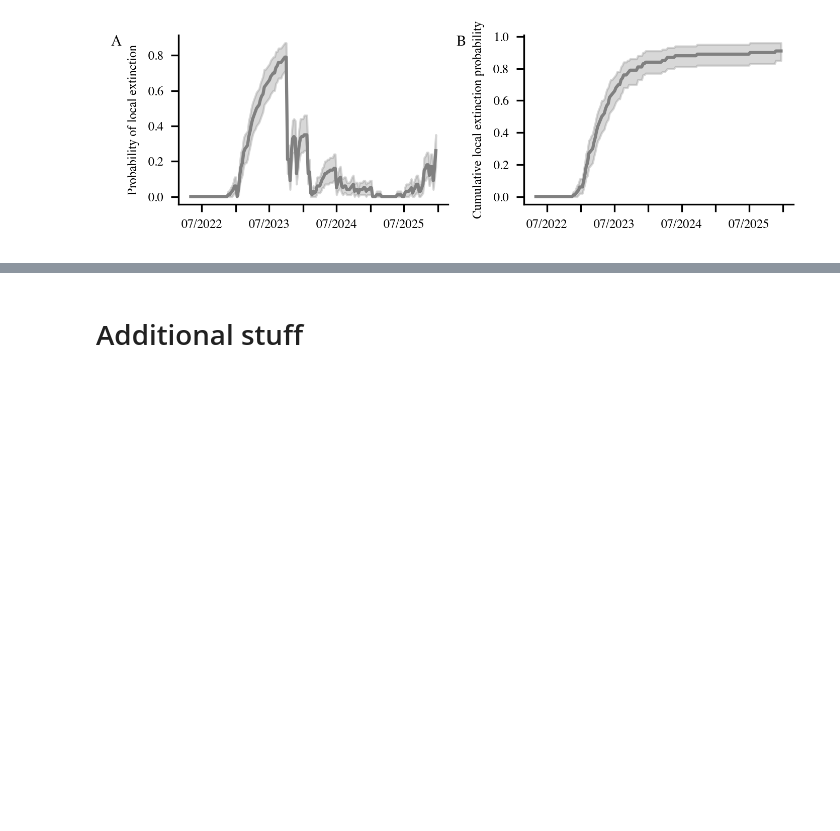
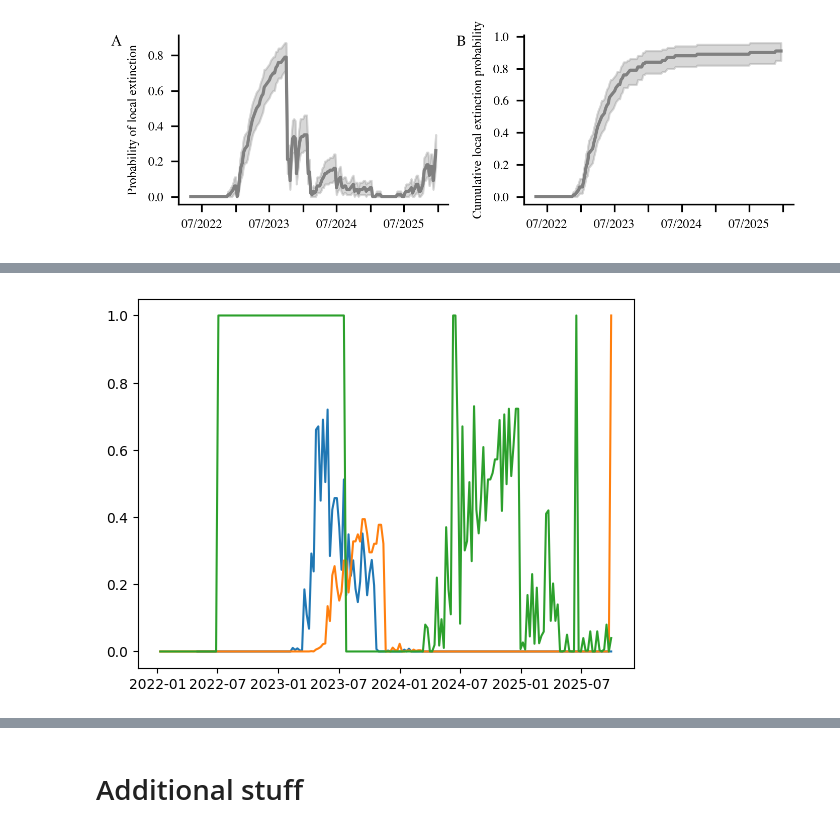
Before and after one commit to KleistLab/MPoxAfter2022, a Jupyter notebook: notebooks/figures.ipynb, the cells around one changed output, grey strips where cells are left out. Saved outputs shown, nothing was run; the diff lists cells and outputs as text; code cells hidden in the pictures; blank space fills up the shorter version.

```diff
--- a/notebooks/figures.ipynb
+++ b/notebooks/figures.ipynb
@@ -2521,0 +2602,76 @@ with plt.rc_context(STYLE):
+# %%
+lower_2ndinf, upper_2ndinf = ci_by_bootstrap(model_2ndinf["die_out_prob"])
+die_out_local_df = pd.DataFrame({
+    "start_date": t_label,
+    "2ndinf": model_2ndinf["die_out_prob"].mean(axis = 0),
+    "lower_2ndinf": lower_2ndinf,
+    "upper_2ndinf": upper_2ndinf,
+    })
+
+
+tmp = np.zeros_like(die_out_local_df.loc[:, "start_date"].values)
+tmp[:-2] = die_out_local_df.loc[2:, "start_date"].values
+die_out_local_df["start_date_EU"] = tmp
+tmp = np.zeros_like(die_out_local_df.loc[:, "start_date"].values)
+tmp[:-6] = die_out_local_df.loc[6:, "start_date"].values
+die_out_local_df["start_date_AMRO"] = tmp
+tmp = np.zeros_like(die_out_local_df.loc[:, "start_date"].values)
+tmp[:-64] = die_out_local_df.loc[64:, "start_date"].values
+die_out_local_df["start_date_WPRO"] = tmp
+
+die_out_shifted = die_out_local_df#[["start_date_shifted", "dpsi", "lower_dpsi", "upper_dpsi"]]
+die_out_shifted = die_out_shifted.rename(columns={"2ndinf": "extinction", "lower_2ndinf": "extinction_lower", "upper_2ndinf": "extinction_upper"})
+
+
+def merge_extinction_prob(df, date_col, col, label):
+
+    res_df = df.merge(
+        die_out_shifted[[date_col, "extinction", "extinction_lower", "extinction_upper"]],
+        left_on="start_date",
+        right_on=date_col,
+        how="left"
+    )
+
+    res_df["extinction"] = res_df["extinction"].fillna(1)
+    res_df["extinction_lower"] = res_df["extinction_lower"].fillna(1)
+    res_df["extinction_upper"] = res_df["extinction_upper"].fillna(1)
+
+    res_df["ext_res_"+label] = res_df["extinction"] ** res_df[col]
+    res_df["ext_lower_res_"+label] = res_df["extinction_lower"] ** res_df[col]
+    res_df["ext_upper_res_"+label] = res_df["extinction_upper"] ** res_df[col]
+
+    res_df.loc[res_df["start_date"] < "2022-07-01", "ext_res_"+label] = 0
+    res_df.loc[res_df["start_date"] < "2022-07-01", "ext_lower_res_"+label] = 0
+    res_df.loc[res_df["start_date"] < "2022-07-01", "ext_upper_res_"+label] = 0
+
+    res_df = res_df.drop(columns=["extinction", "extinction_lower", "extinction_upper"])
+
+    return(res_df)
+
+euro_df = merge_extinction_prob(countries_with_cases[["start_date", "number_countries"]], "start_date_EU", "number_countries", "EU")
+amro_df = merge_extinction_prob(plot_df[["start_date", "AMRO"]], "start_date_AMRO", "AMRO", "AMRO")
+wpro_df = merge_extinction_prob(plot_df[["start_date", "WPRO"]], "start_date_WPRO", "WPRO", "WPRO")
+
+plt.plot(euro_df["start_date"], euro_df["ext_res_EU"])
+plt.plot(amro_df["start_date"], amro_df["ext_res_AMRO"])
+plt.plot(wpro_df["start_date"], wpro_df["ext_res_WPRO"])
+plt.show()
+
+
+merged_df = euro_df.merge(
+    amro_df,
+    left_on="start_date",
+    right_on = "start_date",
+    how = "left"
+)
+
+merged_df = merged_df.merge(
+    wpro_df,
+    left_on="start_date",
+    right_on = "start_date",
+    how = "left"
+)
+
+print(merged_df)
+# %% [output]
+[figure, added]
```
Also changed, not shown: parts of 16 cells of this notebook, 4 other files.
